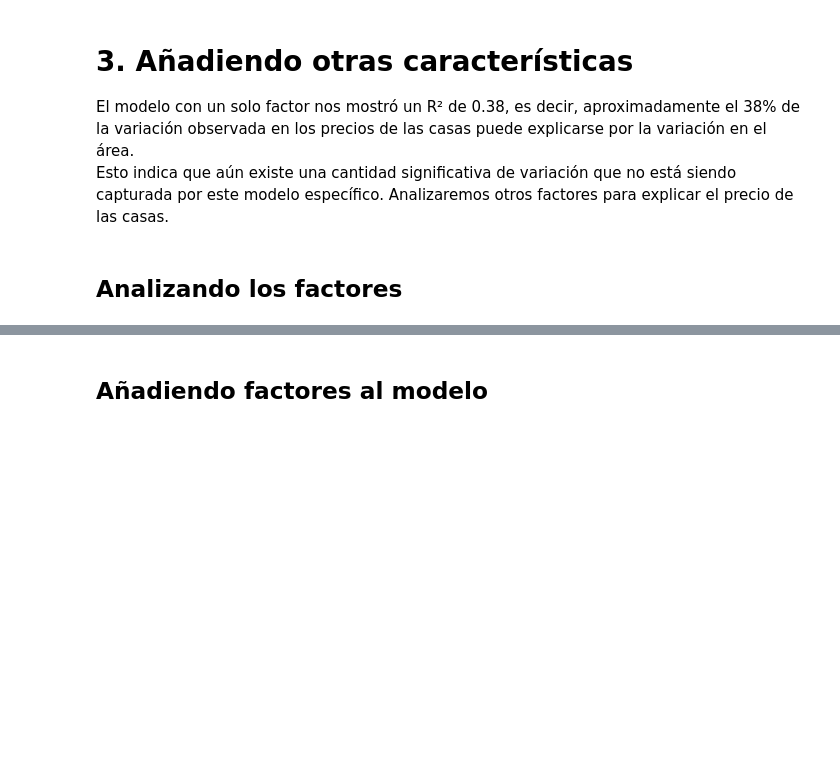
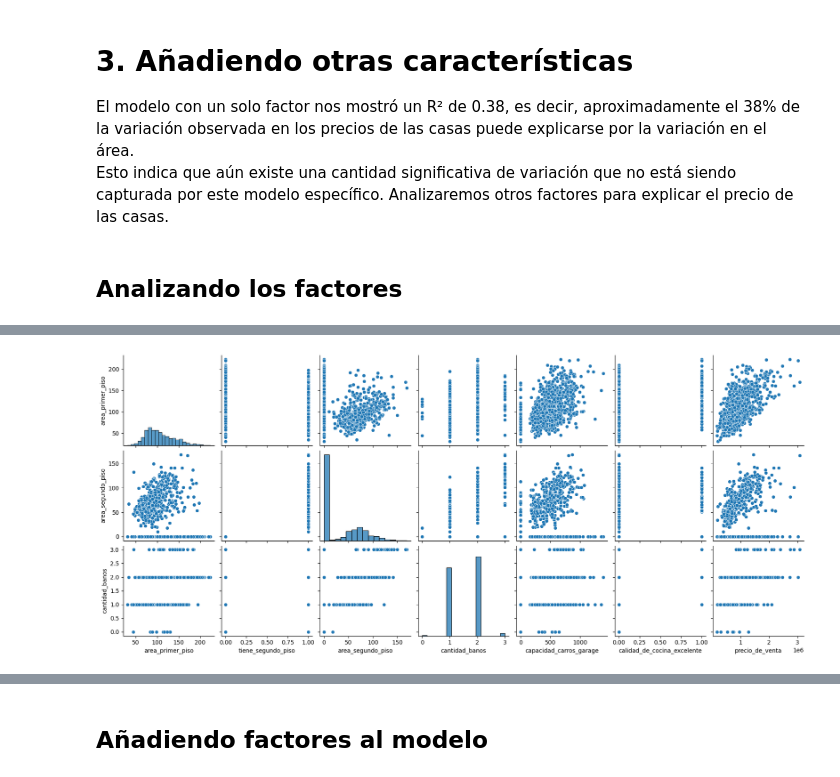
Before and after one commit to Maucho6340/2145-data-science-probando-relaciones-con-regresion-lineal, a Jupyter notebook: precios_de_inmuebles_regresion_lineal.ipynb, the cells around one changed output, grey strips where cells are left out. Saved outputs shown, nothing was run; the diff lists cells and outputs as text; code cells hidden in the pictures; blank space fills up the shorter version.

```diff
--- a/precios_de_inmuebles_regresion_lineal.ipynb
+++ b/precios_de_inmuebles_regresion_lineal.ipynb
@@ -398,2 +402,6 @@ Esto indica que aún existe una cantidad significativa de variación que no est
 # %%
 #Vamos a analizar solamente y_vars='precio_de_venta'
+sns.pairplot(datos, y_vars=['area_primer_piso', 'area_segundo_piso', 'cantidad_banos'])
+plt.show()
+# %% [output]
+[figure, added]
```
Also changed, not shown: parts of 25 cells of this notebook.
